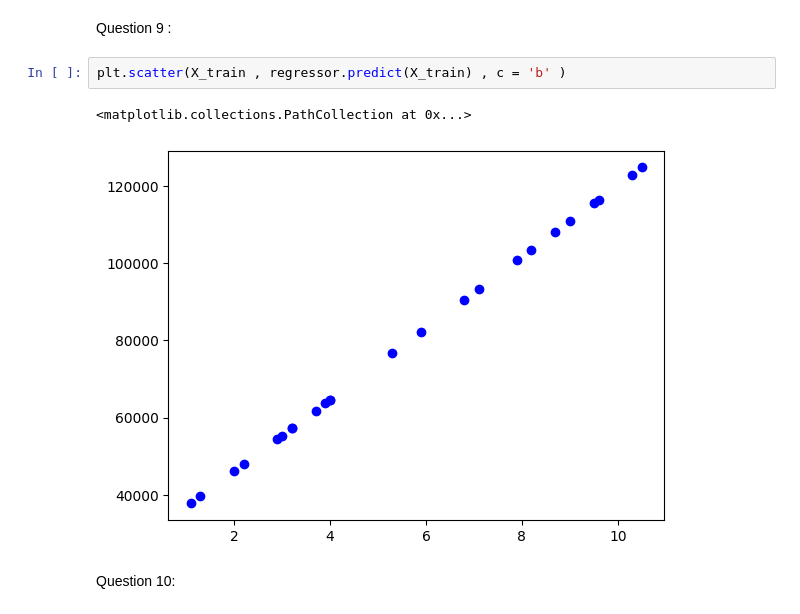
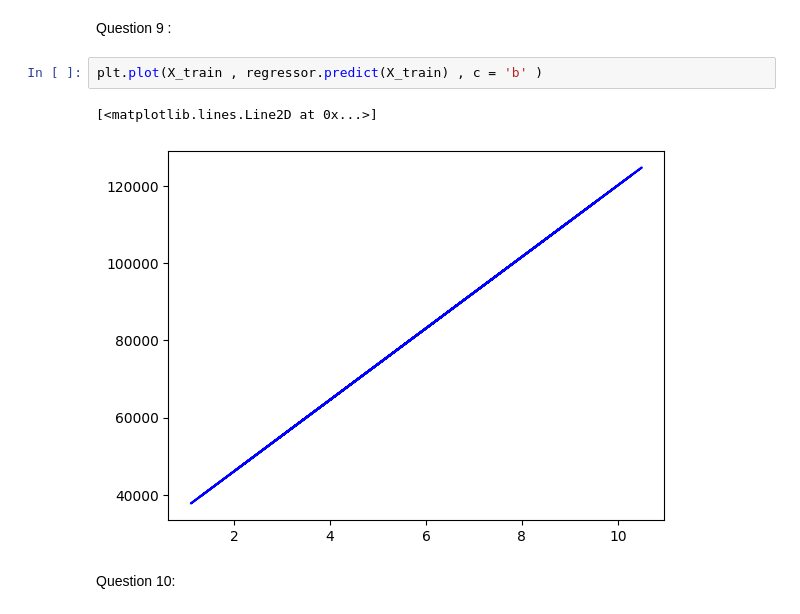
Before and after one commit to ilyas-machhoul/Ensa-portfolio., a Jupyter notebook: ML/tp2-Régression Linéaire Simple et Multiple et La Régression Logistique.ipynb, the cells around one changed output. Cells and saved outputs as stored; diff of their text form.

```diff
--- a/ML/tp2-Régression Linéaire Simple et Multiple et La Régression Logistique.ipynb
+++ b/ML/tp2-Régression Linéaire Simple et Multiple et La Régression Logistique.ipynb
@@ -71,10 +71,10 @@ plt.scatter(X_test , y_test , c = 'r' )
 # %% [markdown]
 Question 9 :
 # %%
-plt.scatter(X_train , regressor.predict(X_train) , c = 'b' )
+plt.plot(X_train , regressor.predict(X_train) , c = 'b' )
 # %% [output]
-<matplotlib.collections.PathCollection at 0x...>
+[<matplotlib.lines.Line2D at 0x...>]
-[figure, old version]
+[figure, new version]
 # %% [markdown]
 Question 10:
 # %% [markdown]
```
Also changed, not shown: parts of 8 cells of this notebook, 8 other files.
